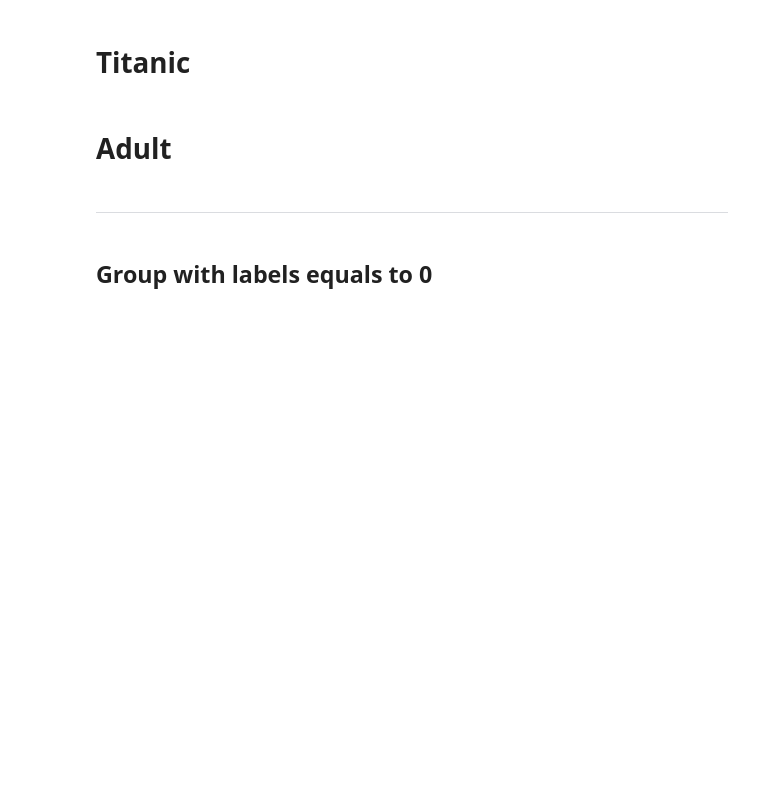
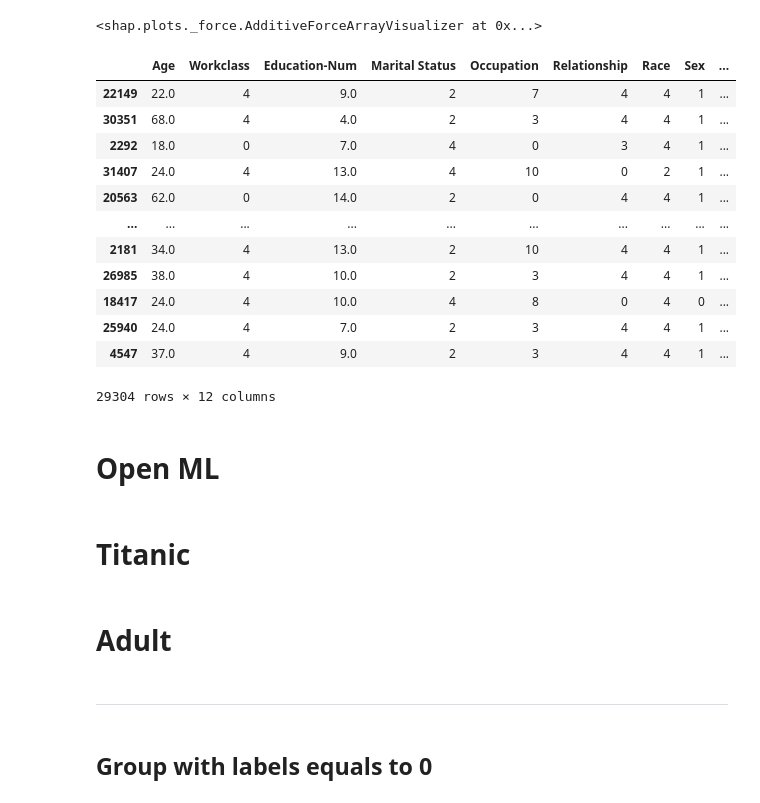
Before and after one commit to simonjisu/FeatureInteractionTree, a Jupyter notebook: notebooks/Finer Granularity Explanation.ipynb, the cells around one changed output. Cells and saved outputs as stored; diff of their text form; code cells hidden in the pictures; blank space fills up the shorter version.

Commit message:
update notebooks and cache

```diff
--- a/notebooks/Finer Granularity Explanation.ipynb
+++ b/notebooks/Finer Granularity Explanation.ipynb
@@ -17,0 +20,34 @@ shap.initjs()
+# %%
+import pickle
+import os
+from collections import defaultdict
+
+def load_cache(cache_path):
+    datasets = ['titanic', 'adult', 'boston', 'california']
+    cache = defaultdict()
+    system = '_win' if os.name == 'nt' else ''
+    for ds in datasets:
+        with (cache_path / f'{ds}{system}.pickle').open('rb') as file:
+            res = pickle.load(file)
+        cache[ds] = res
+        dataset = cache[ds]['dataset']
+        explainer = cache[ds]['explainer']
+        data = dataset.data['X_train']
+        sv = explainer.shap_values(data)
+        cache[ds]['shap_values'] = sv
+    return cache
+
+cache = load_cache(Path('../cache').resolve())
+# %%
+ds_name= 'adult'
+dataset = cache[ds_name]['dataset']
+siv = cache[ds_name]['siv']
+shap_values = cache[ds_name]['shap_values']
+explainer = cache[ds_name]['explainer']
+features = dataset.data['X_train']
+shap.initjs()
+# %%
+
+shap.summary_plot(shap_values, features=features)
+# %% [output]
+<shap.plots._force.AdditiveForceArrayVisualizer at 0x...>
@@ -17,0 +56,18 @@ shap.initjs()
+# %%
+dataset.data['X_train']
+# %% [output]
+|  | Age | Workclass | Education-Num | Marital Status | Occupation | Relationship | Race | Sex | ... |
+| 22149 | 22.0 | 4 | 9.0 | 2 | 7 | 4 | 4 | 1 | ... |
+| 30351 | 68.0 | 4 | 4.0 | 2 | 3 | 4 | 4 | 1 | ... |
+| 2292 | 18.0 | 0 | 7.0 | 4 | 0 | 3 | 4 | 1 | ... |
+| 31407 | 24.0 | 4 | 13.0 | 4 | 10 | 0 | 2 | 1 | ... |
+| 20563 | 62.0 | 0 | 14.0 | 2 | 0 | 4 | 4 | 1 | ... |
+| ... | ... | ... | ... | ... | ... | ... | ... | ... | ... |
+| 2181 | 34.0 | 4 | 13.0 | 2 | 10 | 4 | 4 | 1 | ... |
+| 26985 | 38.0 | 4 | 10.0 | 2 | 3 | 4 | 4 | 1 | ... |
+| 18417 | 24.0 | 4 | 10.0 | 4 | 8 | 0 | 4 | 0 | ... |
+| 25940 | 24.0 | 4 | 7.0 | 2 | 3 | 4 | 4 | 1 | ... |
+| 4547 | 37.0 | 4 | 9.0 | 2 | 3 | 4 | 4 | 1 | ... |
+29304 rows × 12 columns
+# %% [markdown]
+# Open ML
```
Also changed, not shown: parts of 14 cells of this notebook, 12 other files.
